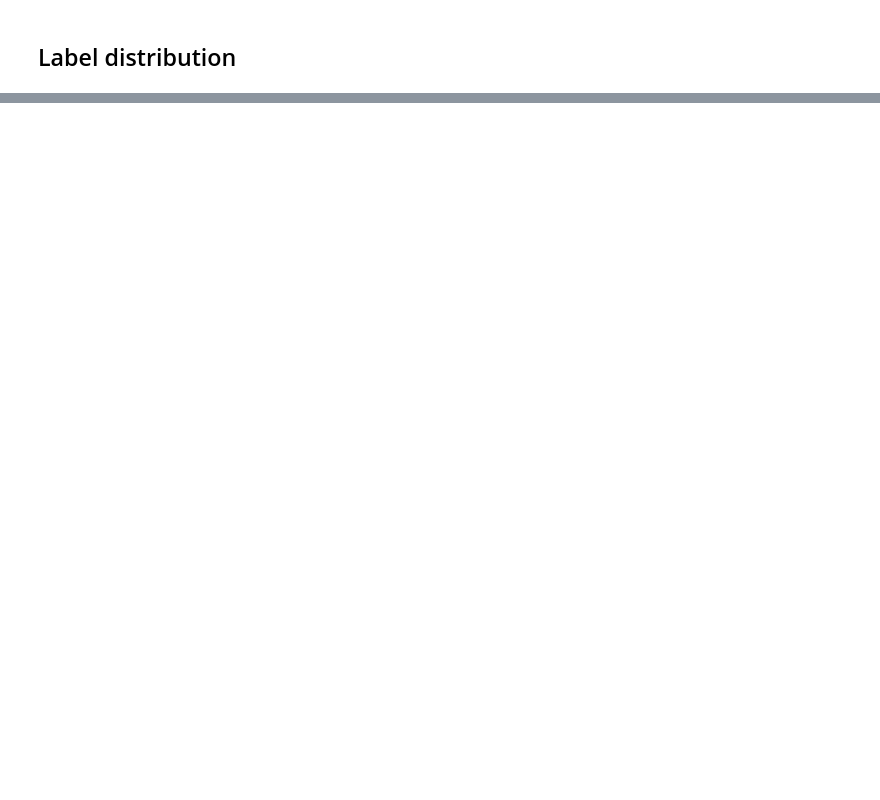
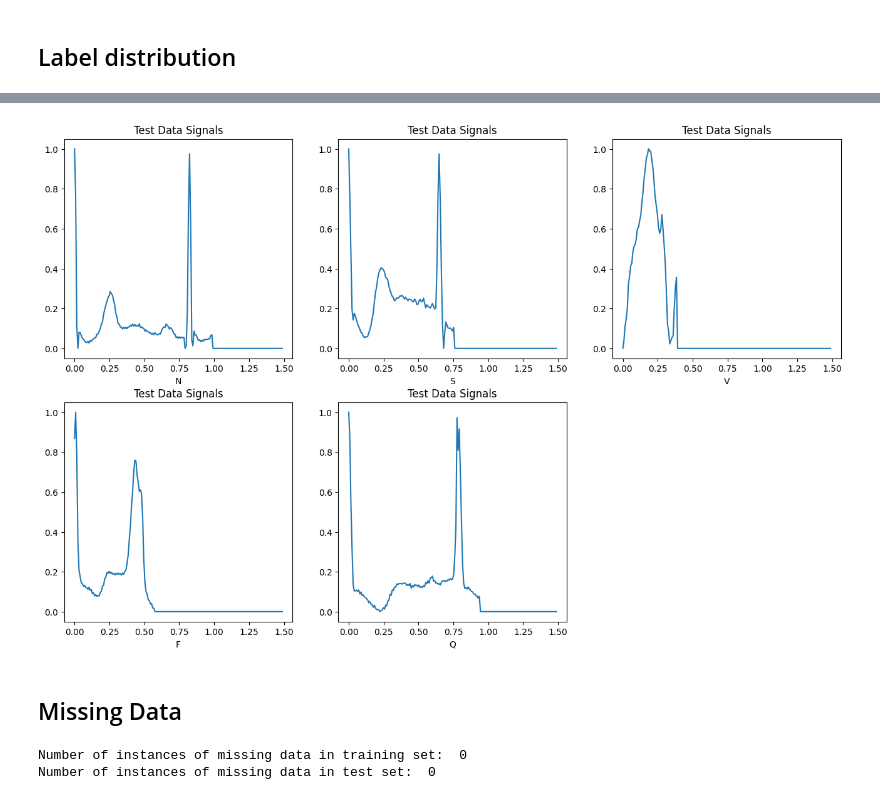
Before and after one commit to root-dh-94/heartbt_categorization, a Jupyter notebook: notebooks/exploratory/eda.ipynb, the cells around one changed output, grey strips where cells are left out. Cells and saved outputs as stored; diff of their text form; code cells hidden in the pictures; blank space fills up the shorter version.

```diff
--- a/notebooks/exploratory/eda.ipynb
+++ b/notebooks/exploratory/eda.ipynb
@@ -105,0 +160,19 @@ for label in df_mitbih_train.labels.unique():
+# %%
+plt.figure(figsize=(16, 10))
+for label in df_mitbih_test.labels.unique():
+    plt.subplot(2,3,label+1)
+    plt.xlabel(LABELS[label])
+    plt.title('Test Data Signals')
+    plt.plot(time_duration, df_mitbih_test.loc[df_mitbih_test.labels==label].
+             values[0,:df_mitbih_test.shape[1] - 1])
+# %% [output]
+[figure, added]
+# %% [markdown]
+<h2>Missing Data</h2>
+# %%
+#checking for null values
+print('Number of instances of missing data in training set: ', df_mitbih_train.isnull().sum().sum())
+print('Number of instances of missing data in test set: ', df_mitbih_test.isnull().sum().sum())
+# %% [output]
+Number of instances of missing data in training set:  0
+Number of instances of missing data in test set:  0
```
Also changed, not shown: parts of 16 cells of this notebook.
